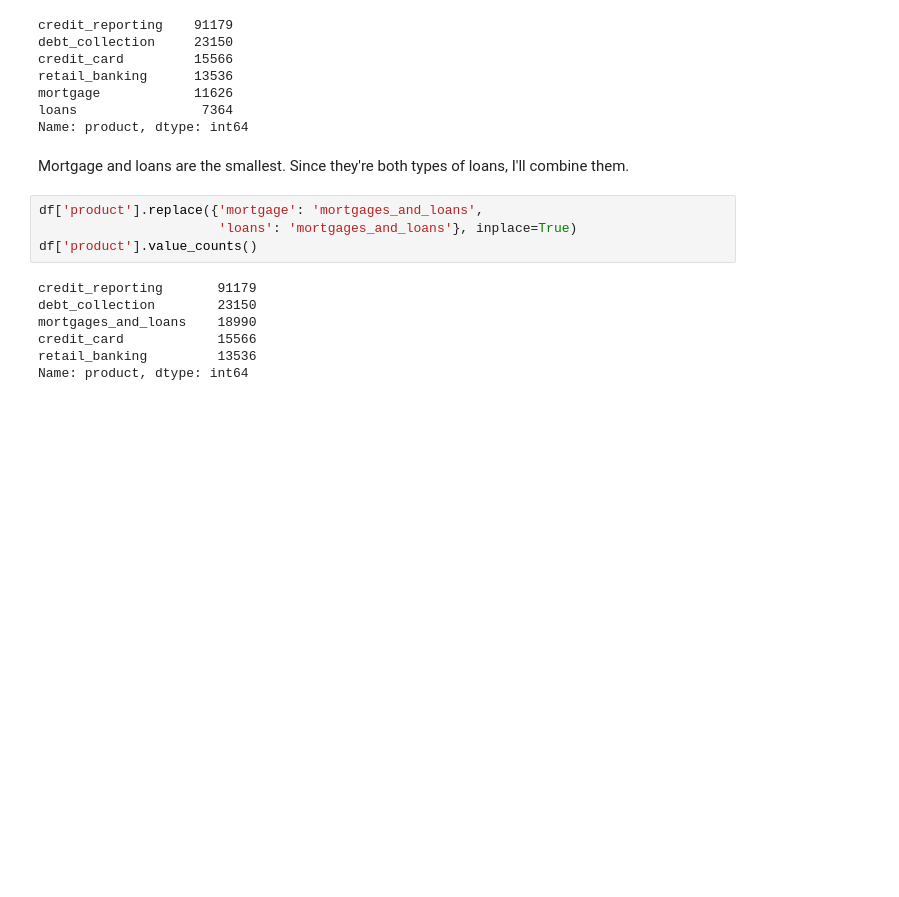
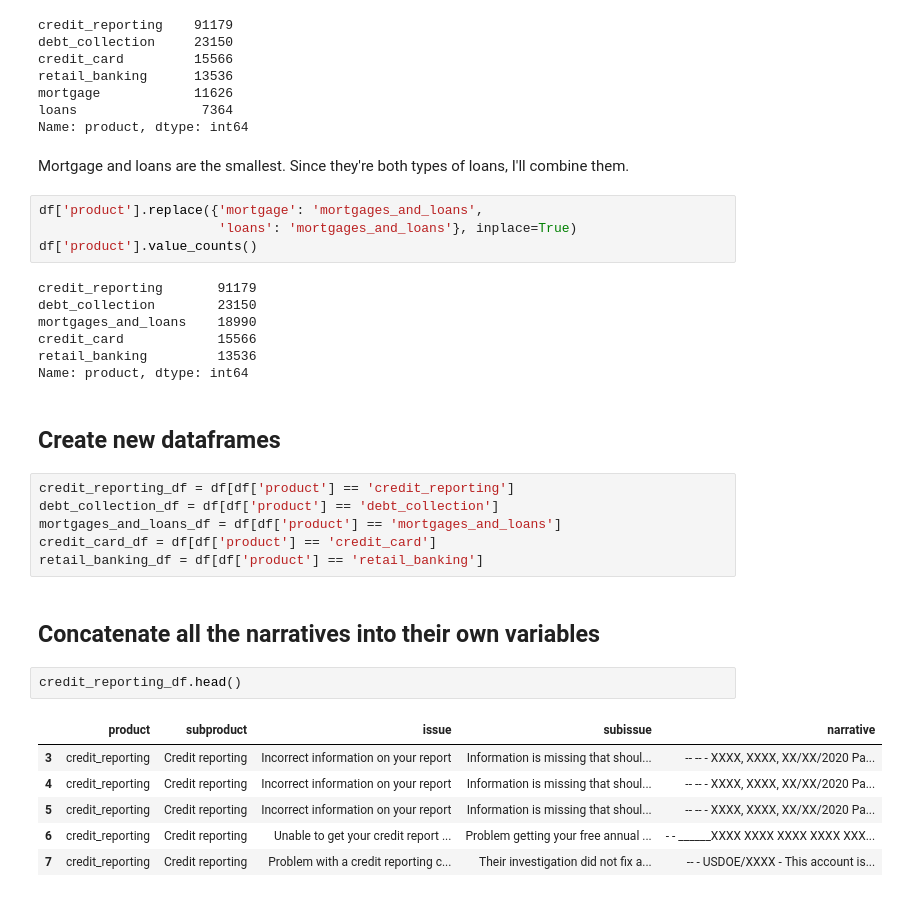
Before and after one commit to halpert3/complaint-content-classification-nlp, a Jupyter notebook: notebooks/1_EDA-draft2.ipynb, the cells around one changed output. Drawn from its saved outputs; the diff is of its cells as text; blank space fills up the shorter version.

```diff
--- a/notebooks/1_EDA-draft2.ipynb
+++ b/notebooks/1_EDA-draft2.ipynb
@@ -398,3 +398,22 @@ mortgages_and_loans    18990
 credit_card            15566
 retail_banking         13536
 Name: product, dtype: int64
+# %% [markdown]
+## Create new dataframes
+# %%
+credit_reporting_df = df[df['product'] == 'credit_reporting']
+debt_collection_df = df[df['product'] == 'debt_collection']
+mortgages_and_loans_df = df[df['product'] == 'mortgages_and_loans']
+credit_card_df = df[df['product'] == 'credit_card']
+retail_banking_df = df[df['product'] == 'retail_banking']
+# %% [markdown]
+## Concatenate all the narratives into their own variables
+# %%
+credit_reporting_df.head()
+# %% [output]
+|  | product | subproduct | issue | subissue | narrative |
+| 3 | credit_reporting | Credit reporting | Incorrect information on your report | Information is missing that shoul... | -- -- - XXXX, XXXX, XX/XX/2020 Pa... |
+| 4 | credit_reporting | Credit reporting | Incorrect information on your report | Information is missing that shoul... | -- -- - XXXX, XXXX, XX/XX/2020 Pa... |
+| 5 | credit_reporting | Credit reporting | Incorrect information on your report | Information is missing that shoul... | -- -- - XXXX, XXXX, XX/XX/2020 Pa... |
+| 6 | credit_reporting | Credit reporting | Unable to get your credit report ... | Problem getting your free annual ... | - - ______XXXX XXXX XXXX XXXX XXX... |
+| 7 | credit_reporting | Credit reporting | Problem with a credit reporting c... | Their investigation did not fix a... | -- - USDOE/XXXX - This account is... |
```
Also changed, not shown: parts of 26 cells of this notebook, 13 other files.
